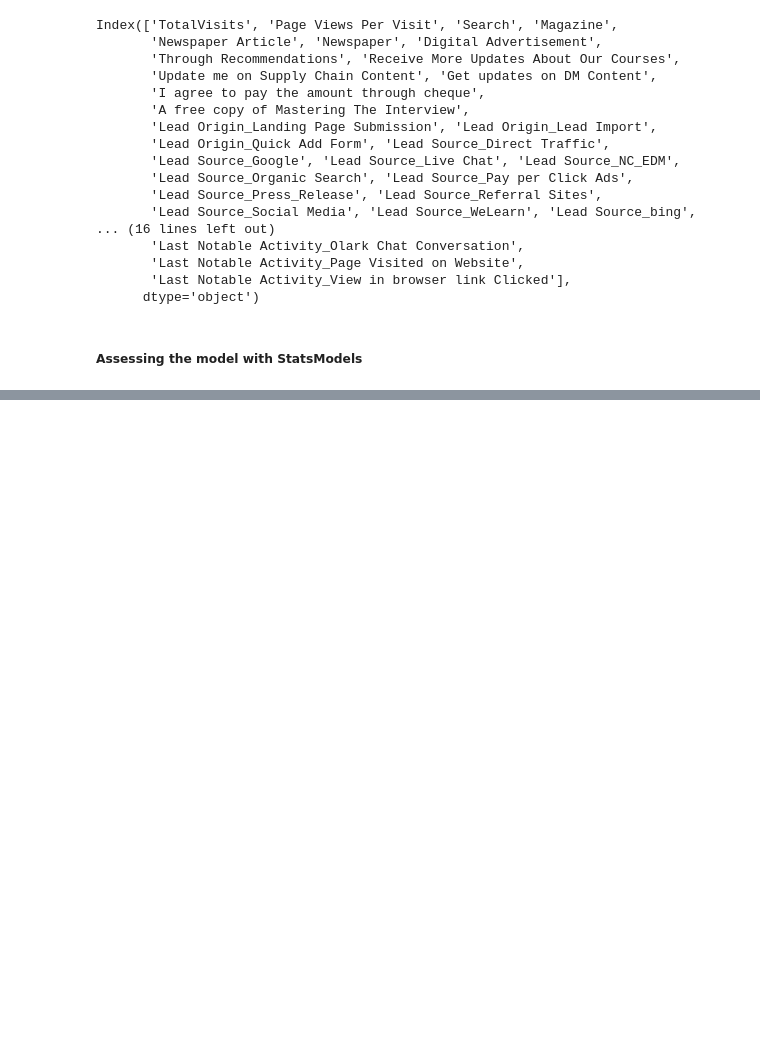
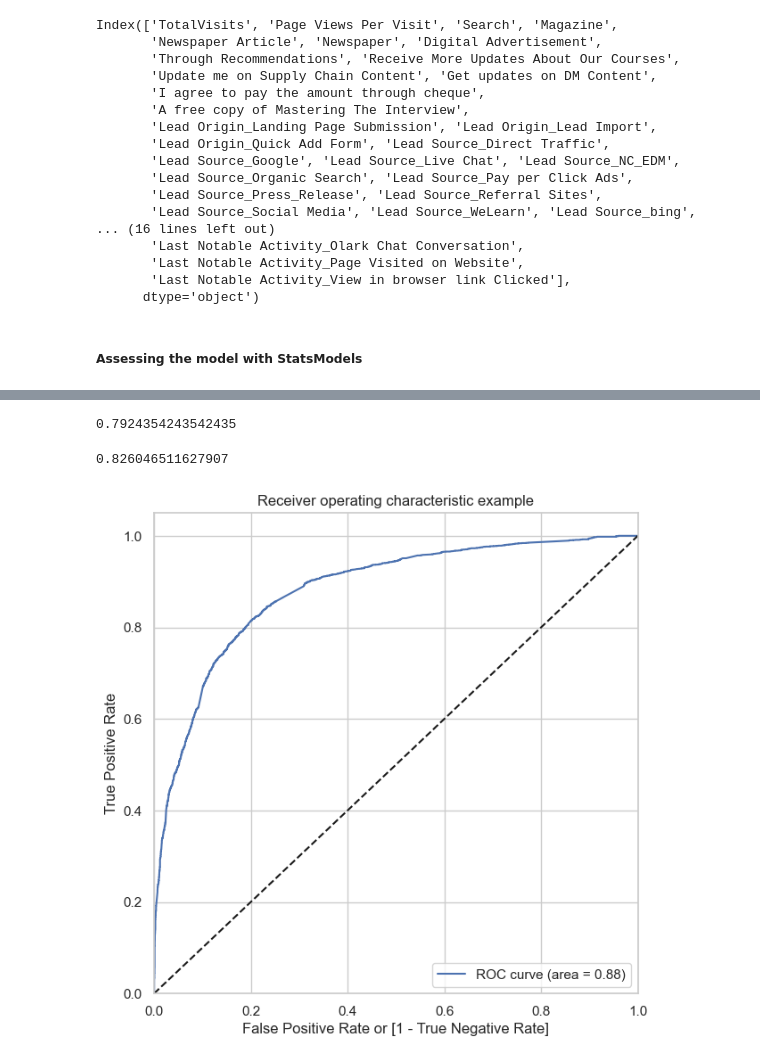
Before and after one commit to hrithikk16/Leads_Scoring_Case_Study, a Jupyter notebook: assign.ipynb, the cells around one changed output, grey strips where cells are left out. Cells and saved outputs as stored; diff of their text form; code cells hidden in the pictures; blank space fills up the shorter version.

```diff
--- a/assign.ipynb
+++ b/assign.ipynb
@@ -829 +1010,4 @@ y_train_pred[:10]
 dtype: float64
+# %%
+y_train_pred = y_train_pred.values.reshape(-1)
+y_train_pred[:10]
@@ -829,0 +1017,8 @@ dtype: float64
+# %%
+#Creating a dataframe with the actual and the predicted probabilities
+
+y_train_pred_final = pd.DataFrame()
+y_train_pred_final['Lead ID'] = y_train.index
+y_train_pred_final['Converted'] = y_train.values
+y_train_pred_final['Converted_prob'] = y_train_pred
+y_train_pred_final.head()
@@ -829,0 +1032,6 @@ dtype: float64
+# %%
+#Creating new column 'predicted' with 1 if Probobility > 0.5 else 0
+y_train_pred_final['predicted'] = y_train_pred_final.Converted_prob.map(lambda x: 1 if x > 0.5 else 0)
+
+# Let's see the head
+y_train_pred_final.head()
@@ -829,0 +1102,10 @@ dtype: float64
+# %%
+# positive predictive value
+print (TP / float(TP+FP))
+# %% [output]
+0.7924354243542435
+# %%
+# Negative predictive value
+print (TN / float(TN+ FN))
+# %% [output]
+0.826046511627907
@@ -829,0 +1114,17 @@ dtype: float64
+# %%
+#Plotting ROC Curve
+def draw_roc( actual, probs ):
+    fpr, tpr, thresholds = roc_curve( actual, probs,drop_intermediate = False )
+    auc_score = roc_auc_score( actual, probs )
+    plt.figure(figsize=(7, 7))
+    plt.plot( fpr, tpr, label='ROC curve (area = %0.2f)' % auc_score )
+    plt.plot([0, 1], [0, 1], 'k--')
+    plt.xlim([0.0, 1.0])
+    plt.ylim([0.0, 1.05])
+    plt.xlabel('False Positive Rate or [1 - True Negative Rate]')
+    plt.ylabel('True Positive Rate')
+    plt.title('Receiver operating characteristic example')
+    plt.legend(loc="lower right")
+    plt.show()
+
+    return None
@@ -829,0 +1133,4 @@ dtype: float64
+# %%
+draw_roc(y_train_pred_final.Converted, y_train_pred_final.Converted_prob)
+# %% [output]
+[figure, added]
```
Also changed, not shown: parts of 80 cells of this notebook.
